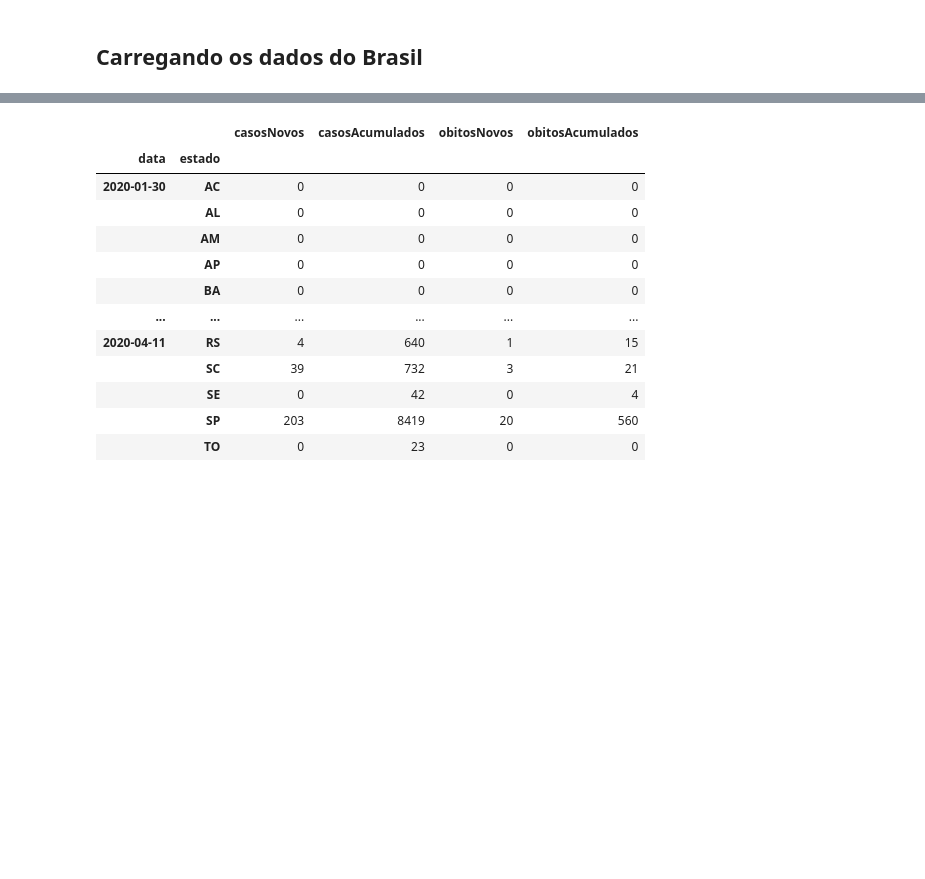
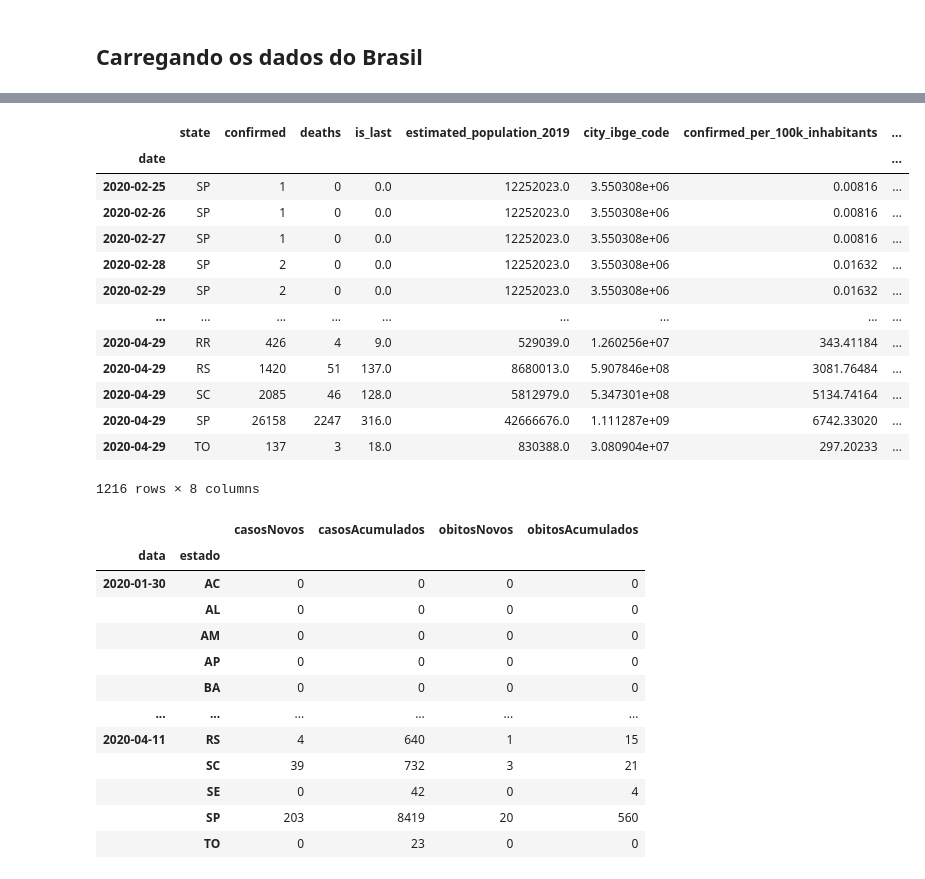
Before and after one commit to NAMD/covidash, a Jupyter notebook: notebooks/Modelo SEIR.ipynb, the cells around one changed output, grey strips where cells are left out. Cells and saved outputs as stored; diff of their text form; code cells hidden in the pictures; blank space fills up the shorter version.

```diff
--- a/notebooks/Modelo SEIR.ipynb
+++ b/notebooks/Modelo SEIR.ipynb
@@ -252,0 +254,17 @@ plt.savefig('Casos_confirmados_estados.png',dpi=200)
+# %%
+df_states
+# %% [output]
+|  | state | confirmed | deaths | is_last | estimated_population_2019 | city_ibge_code | confirmed_per_100k_inhabitants | ... |
+| date |  |  |  |  |  |  |  | ... |
+| 2020-02-25 | SP | 1 | 0 | 0.0 | 12252023.0 | 3.550308e+06 | 0.00816 | ... |
+| 2020-02-26 | SP | 1 | 0 | 0.0 | 12252023.0 | 3.550308e+06 | 0.00816 | ... |
+| 2020-02-27 | SP | 1 | 0 | 0.0 | 12252023.0 | 3.550308e+06 | 0.00816 | ... |
+| 2020-02-28 | SP | 2 | 0 | 0.0 | 12252023.0 | 3.550308e+06 | 0.01632 | ... |
+| 2020-02-29 | SP | 2 | 0 | 0.0 | 12252023.0 | 3.550308e+06 | 0.01632 | ... |
+| ... | ... | ... | ... | ... | ... | ... | ... | ... |
+| 2020-04-29 | RR | 426 | 4 | 9.0 | 529039.0 | 1.260256e+07 | 343.41184 | ... |
+| 2020-04-29 | RS | 1420 | 51 | 137.0 | 8680013.0 | 5.907846e+08 | 3081.76484 | ... |
+| 2020-04-29 | SC | 2085 | 46 | 128.0 | 5812979.0 | 5.347301e+08 | 5134.74164 | ... |
+| 2020-04-29 | SP | 26158 | 2247 | 316.0 | 42666676.0 | 1.111287e+09 | 6742.33020 | ... |
+| 2020-04-29 | TO | 137 | 3 | 18.0 | 830388.0 | 3.080904e+07 | 297.20233 | ... |
+1216 rows × 8 columns
```
Also changed, not shown: parts of 2 cells of this notebook, 2 other files.
